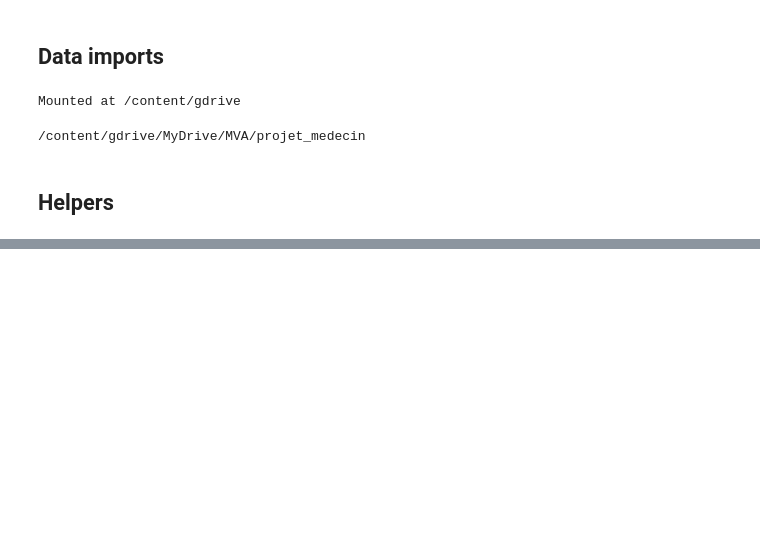
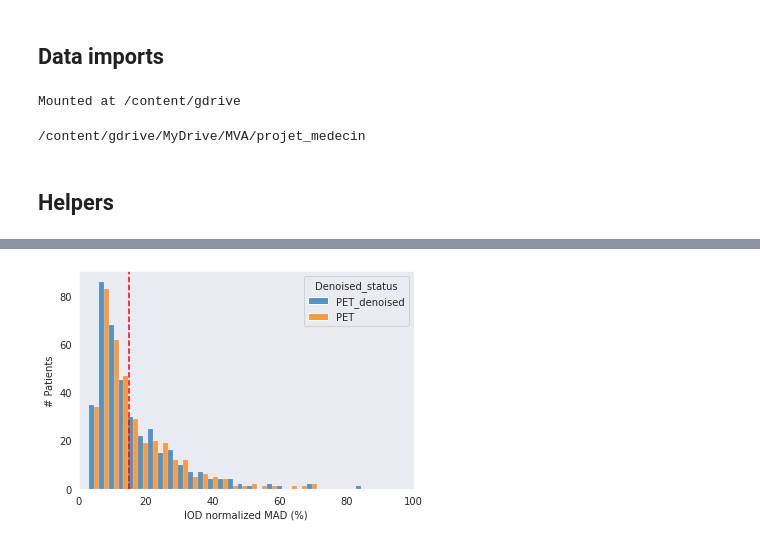
Before and after one commit to SebastianPartarrieu/pet-ct2face, a Jupyter notebook: notebooks/Face_landmarks.ipynb, the cells around one changed output, grey strips where cells are left out. Cells and saved outputs as stored; diff of their text form; code cells hidden in the pictures; blank space fills up the shorter version.

```diff
--- a/notebooks/Face_landmarks.ipynb
+++ b/notebooks/Face_landmarks.ipynb
@@ -362,0 +381,11 @@ nb_face_detected_pet
+# %%
+sns.histplot(data=df_plot, hue='Denoised_status', x='MAD',
+             multiple='dodge', stat='count', common_norm=False)
+plt.ylabel('# Patients')
+plt.xlabel('IOD normalized MAD (%)')
+plt.axvline(15, linestyle='--', c='red')
+#plt.legend(loc="upper right")
+plt.xlim((0, 100))
+plt.show()
+# %% [output]
+[figure, added]
```
Also changed, not shown: parts of 44 cells of this notebook, 3 other files.
